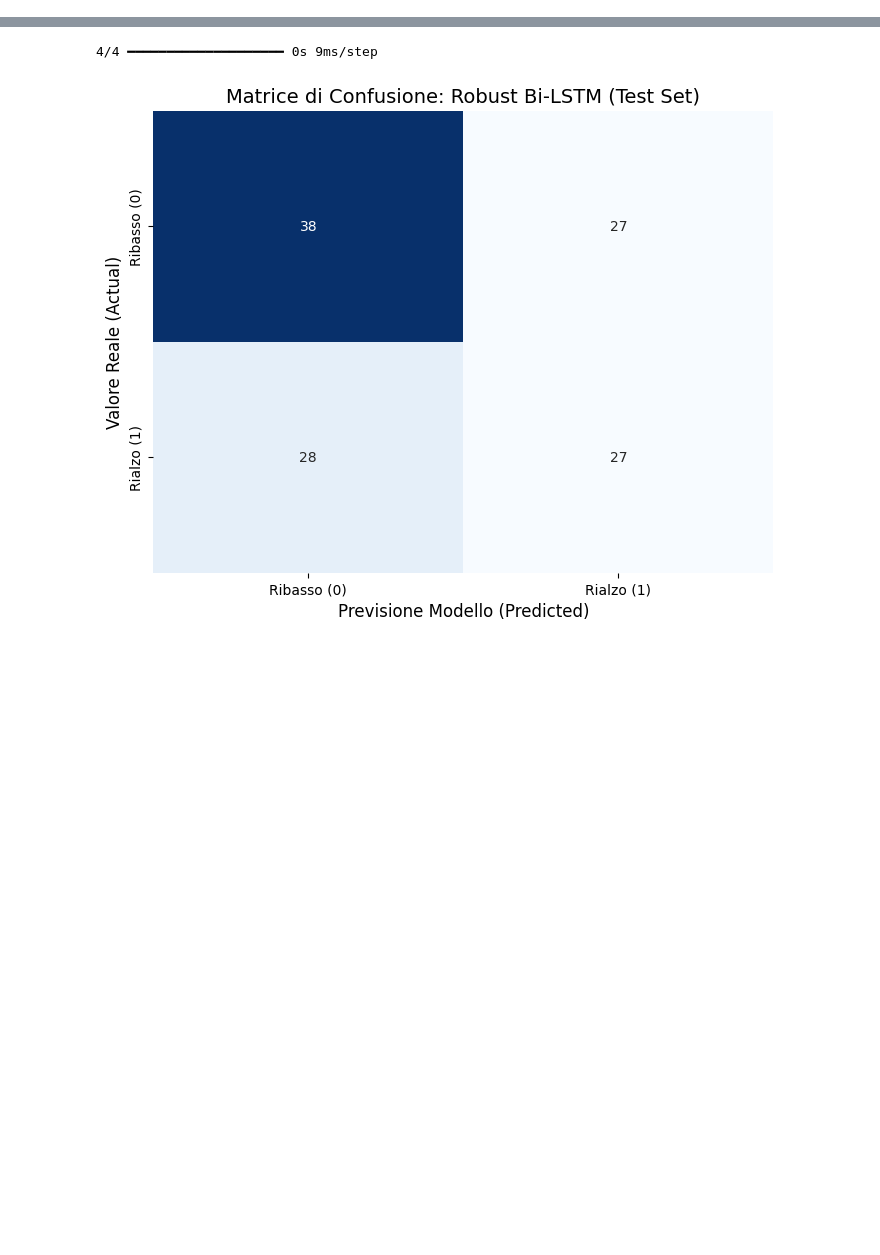
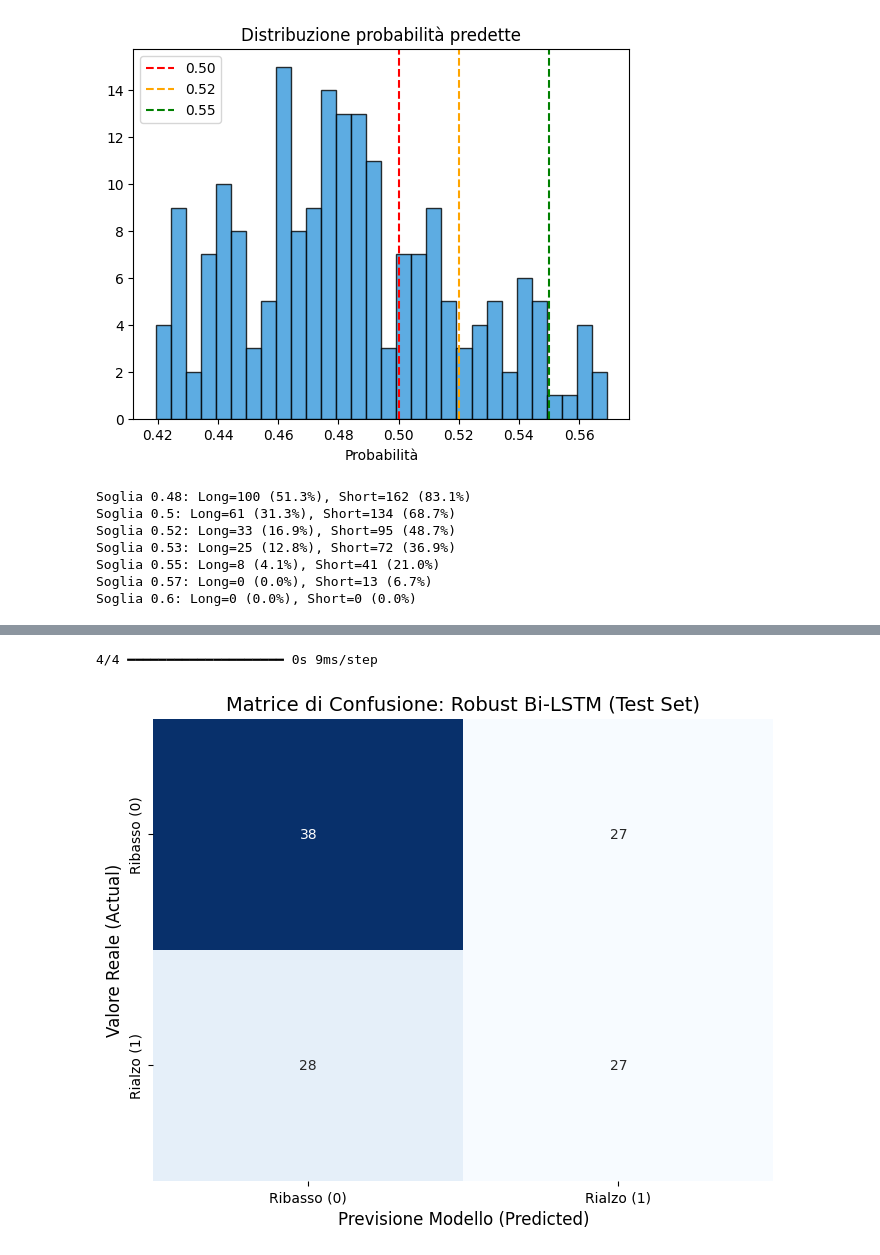
Before and after one commit to dieguz17/Forecasting-EUR-USD-Integrazione-di-modelli-GARCH-e-Sentiment-Analysis-FinBERT-BiLSTM-, a Jupyter notebook: tesipartepython.ipynb, the cells around one changed output, grey strips where cells are left out. Cells and saved outputs as stored; diff of their text form; code cells hidden in the pictures; blank space fills up the shorter version.

```diff
--- a/tesipartepython.ipynb
+++ b/tesipartepython.ipynb
@@ -42,0 +695,28 @@ FileNotFoundError: [Errno 2] No such file or directory: 'news_per_sentiment_spli
+# %%
+# Distribuzione delle probabilità predette
+import matplotlib.pyplot as plt
+
+plt.hist(proba_test, bins=30, edgecolor='black', color='#3498db', alpha=0.8)
+plt.axvline(x=0.5, color='red', linestyle='--', label='0.50')
+plt.axvline(x=0.52, color='orange', linestyle='--', label='0.52')
+plt.axvline(x=0.55, color='green', linestyle='--', label='0.55')
+plt.title('Distribuzione probabilità predette')
+plt.xlabel('Probabilità')
+plt.legend()
+plt.show()
+
+# Quanti trade per soglia
+for soglia in [0.48, 0.50, 0.52, 0.53, 0.55, 0.57, 0.60]:
+    n_long  = (proba_test >= soglia).sum()
+    n_short = (proba_test <= 1-soglia).sum()
+    print(f"Soglia {soglia}: Long={n_long} ({n_long/len(proba_test):.1%}), "
+          f"Short={n_short} ({n_short/len(proba_test):.1%})")
+# %% [output]
+[figure, added]
+Soglia 0.48: Long=100 (51.3%), Short=162 (83.1%)
+Soglia 0.5: Long=61 (31.3%), Short=134 (68.7%)
+Soglia 0.52: Long=33 (16.9%), Short=95 (48.7%)
+Soglia 0.53: Long=25 (12.8%), Short=72 (36.9%)
+Soglia 0.55: Long=8 (4.1%), Short=41 (21.0%)
+Soglia 0.57: Long=0 (0.0%), Short=13 (6.7%)
+Soglia 0.6: Long=0 (0.0%), Short=0 (0.0%)
```
Also changed, not shown: parts of 36 cells of this notebook.
